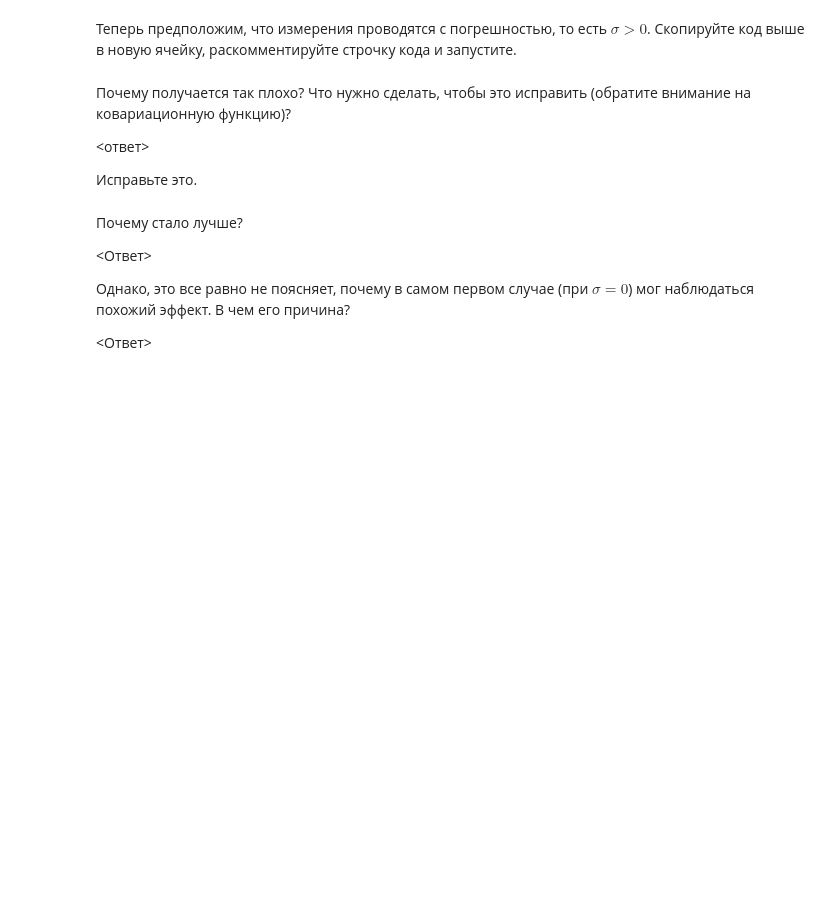
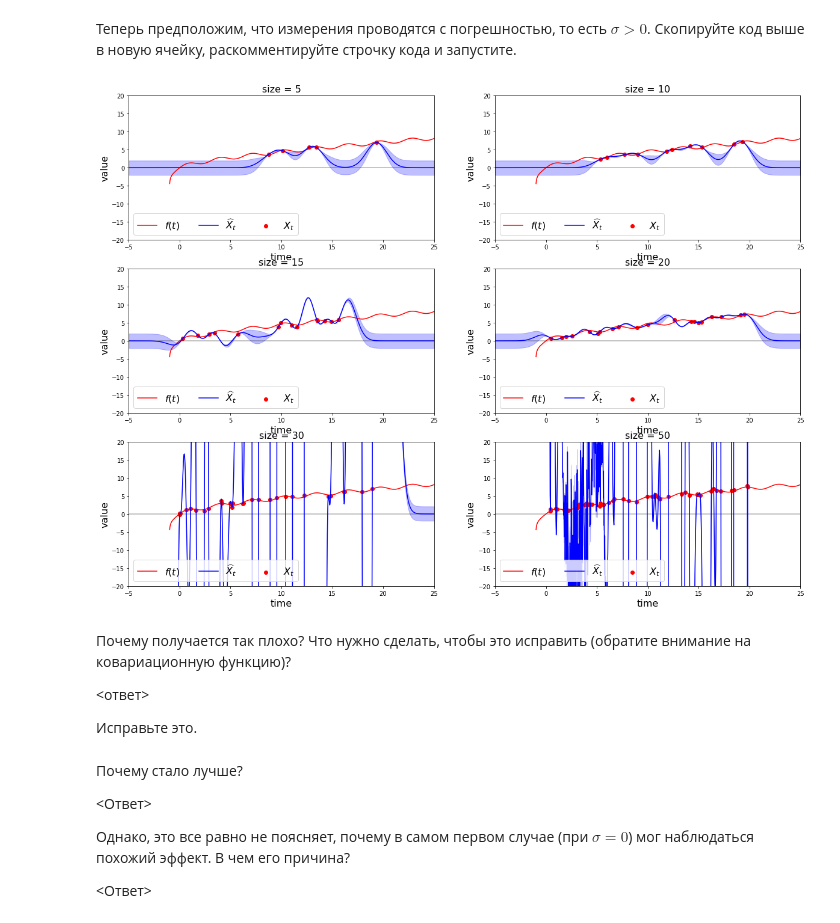
Before and after one commit to svinkapeppa/stochastic, a Jupyter notebook: lab_7/7.23.ipynb, the cells around one changed output. Cells and saved outputs as stored; diff of their text form; code cells hidden in the pictures; blank space fills up the shorter version.

```diff
--- a/lab_7/7.23.ipynb
+++ b/lab_7/7.23.ipynb
@@ -58,9 +72 @@ array([[[ 0,  0,  0],
         [ 0,  0,  0]]])
-# %%
-T = np.array([[1, 1, 1], [2, 2, 2]])
-S = np.array([T] * 2)
-# X = np.reshape(np.array([[S - T], [D - T]]), (2, 2, 3))
-X = S - [T] * 2
-Y = np.array(([T] * 2))
-Z = np.reshape(np.array([T.T] * 2).T, (2, 2, 3))
-S - Z
@@ -86,7 +86,10 @@ class GaussianProcessRegression:
 
         self.T = T
         self.X = X
-
+        A = np.array([T] * len(T))
+        B = np.array([T.T] * len(T))
+        B = np.reshape(B.T, (len(T), len(T), len(T[0])))
+        self.C = (self.cov_function(A - B)).T
 
         return self
 
@@ -102,7 +105,12 @@ class GaussianProcessRegression:
                 sigma --- np.array, размерность n: соответствующая дисперсия
         '''
 
-        <Вычисления, постарайтесь без циклов>
+        A = np.array([T] * len(self.T))
+        B = np.array([self.T.T] * len(T))
+        B = np.reshape(B.T, (len(self.T), len(T), len(self.T[0])))
+        r = (self.cov_function(A - B))
+        values = r.T @ np.linalg.inv(self.C) @ self.X.T
+        sigma = (self.cov_function(np.array([0])) - r.T @ np.linalg.inv(self.C) @ r).diagonal()
 
         return values, sigma
 # %% [markdown]
@@ -174,3 +184,41 @@ plt.show()
+# %%
+plt.figure(figsize=(20, 15))
+
+# size --- количество наблюдаемых данных
+for i, size in enumerate([5, 10, 15, 20, 30, 50]):
+
+    # Генерация данных
+    T = uniform(loc=0, scale=20).rvs(size=size)
+    X = calc_f(T)
+
+    # Сначала выполните код в этой ячейке с закомментированной строчкой кода.
+    # Затем скопируйте код в новую ячейку, раскомментируйте строчку и выполните код.
+    X += norm(0, 0.3).rvs(X.shape)
+
+    # Применение регрессии
+    gpr = GaussianProcessRegression(exp_cov).fit(T.reshape((-1, 1)), X)
+    grid = np.linspace(-5, 25, 1000).reshape((-1, 1))
+    predict, sigma = gpr.predict(grid)
+    grid, predict, sigma = np.array(grid).ravel(), predict, sigma
+
+    # Построение графиков
+    plt.subplot(3, 2, i + 1)
+    plt.plot(grid, calc_f(grid), color='red', label='$f(t)$')
+    plt.plot(grid, predict, color='blue', label='$\widehat{X}_t$')
+    plt.fill_between(grid, predict + 2 * sigma, predict - 2 * sigma,
+                     color='blue', alpha=0.25)
+    plt.scatter(T, X, color='red', label='$X_t$')
+    plt.hlines(0, -5, 25, alpha=0.3)
+    plt.xlim((-5, 25))
+    plt.ylim((-20, 20))
+    plt.title('size = {}'.format(size), fontsize=16)
+    plt.xlabel('time', fontsize=16)
+    plt.ylabel('value', fontsize=16)
+    plt.legend(loc=3, ncol=3, fontsize=16)
+
+plt.show()
+# %% [output]
+[figure, added]
 # %% [markdown]
 Почему получается так плохо? Что нужно сделать, чтобы это исправить (обратите внимание на ковариационную функцию)?
 
```
Also changed, not shown: parts of 6 cells of this notebook.
